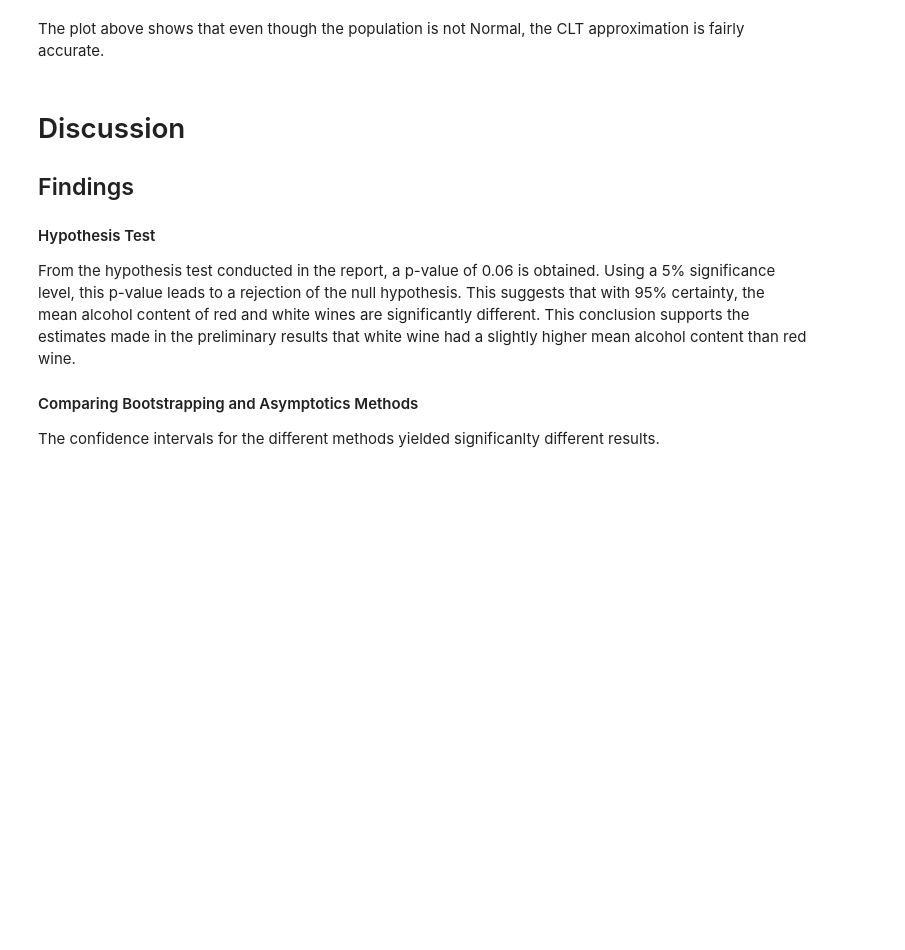
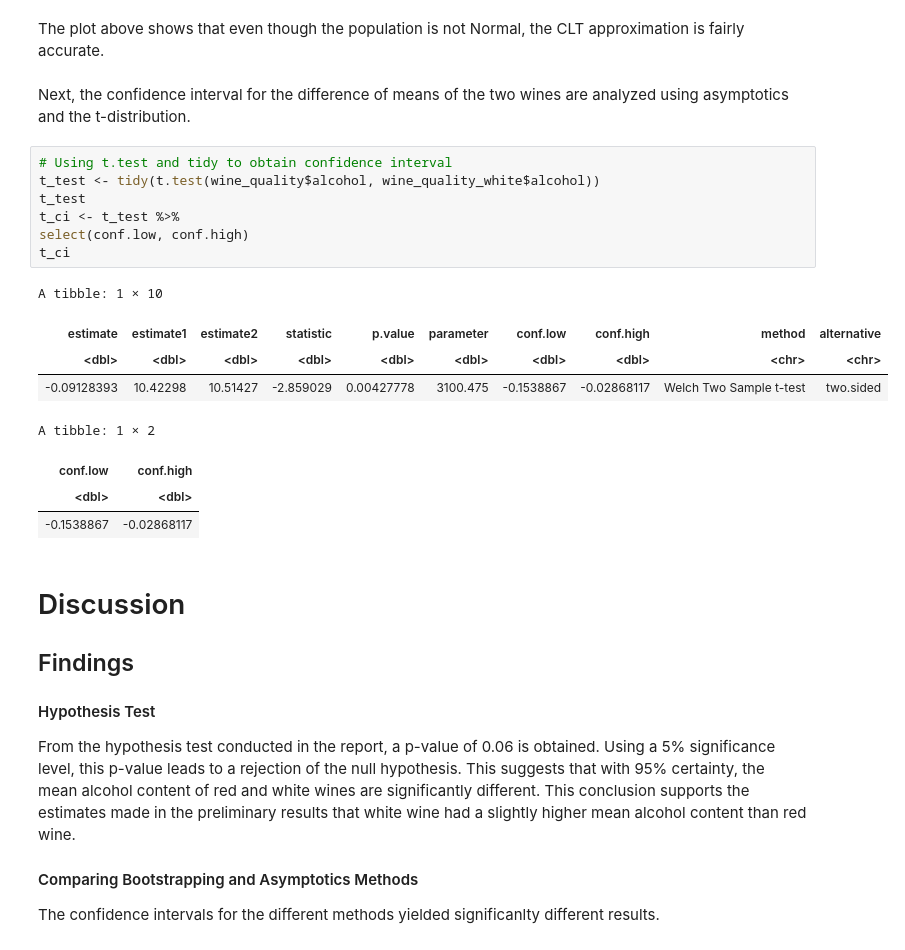
Before and after one commit to Jaskaran1116/STAT-201-Group-Project-23, a Jupyter notebook: analysis.ipynb, the cells around one changed output. Drawn from its saved outputs; the diff is of its cells as text; blank space fills up the shorter version.

Commit message:
Added t-test

```diff
--- a/analysis.ipynb
+++ b/analysis.ipynb
@@ -540,6 +543,24 @@ alcohol_multiple_ci %>%
 [figure]
 # %% [markdown]
 The plot above shows that even though the population is not Normal, the CLT approximation is fairly accurate.
+# %% [markdown]
+Next, the confidence interval for the difference of means of the two wines are analyzed using asymptotics and the t-distribution.
+# %%
+# Using t.test and tidy to obtain confidence interval
+t_test <- tidy(t.test(wine_quality$alcohol, wine_quality_white$alcohol))
+t_test
+t_ci <- t_test %>%
+select(conf.low, conf.high)
+t_ci
+# %% [output]
+A tibble: 1 × 10
+| estimate | estimate1 | estimate2 | statistic | p.value | parameter | conf.low | conf.high | method | alternative |
+| <dbl> | <dbl> | <dbl> | <dbl> | <dbl> | <dbl> | <dbl> | <dbl> | <chr> | <chr> |
+| -0.09128393 | 10.42298 | 10.51427 | -2.859029 | 0.00427778 | 3100.475 | -0.1538867 | -0.02868117 | Welch Two Sample t-test | two.sided |
+A tibble: 1 × 2
+| conf.low | conf.high |
+| <dbl> | <dbl> |
+| -0.1538867 | -0.02868117 |
 # %% [markdown]
 # Discussion
 ## Findings
```
Also changed, not shown: parts of 6 cells of this notebook.
